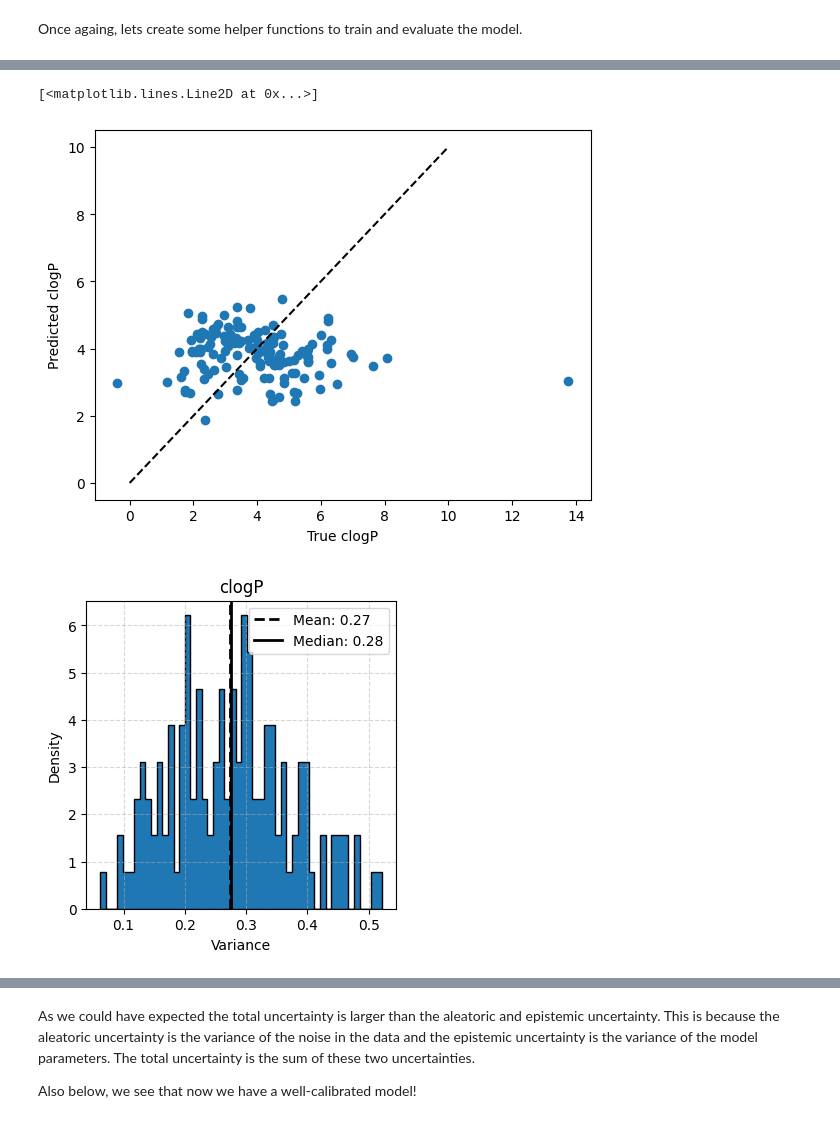
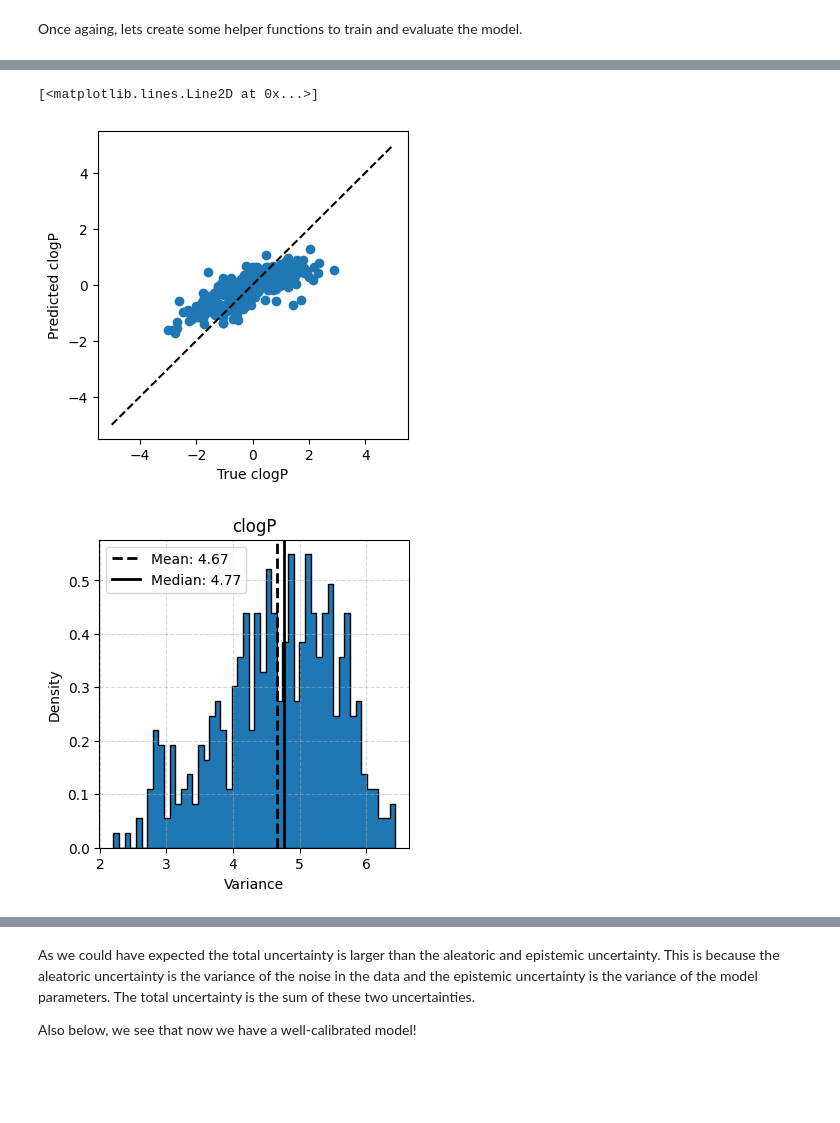
Before and after one commit to CDDLeiden/ULLA2023-Leiden, a Jupyter notebook: practicals/03_uncertainty_active_learning/03_uncertainty_active_learning.ipynb, the cells around one changed output, grey strips where cells are left out. Cells and saved outputs as stored; diff of their text form; code cells hidden in the pictures; blank space fills up the shorter version.

```diff
--- a/practicals/03_uncertainty_active_learning/03_uncertainty_active_learning.ipynb
+++ b/practicals/03_uncertainty_active_learning/03_uncertainty_active_learning.ipynb
@@ -229,0 +265,8 @@ HIDDEN_SIZE = 64
+# %%
+BATCH_SIZE = 128
+EPOCHS = 50
+INPUT_SIZE =  len(data['MACCS'].iloc[0])
+HIDDEN_SIZE = INPUT_SIZE * 2
+
+print('Input size: ', INPUT_SIZE)
+print('Hidden size: ', HIDDEN_SIZE)
@@ -238,0 +368,4 @@ test_loader = create_dataloader(data, 'Test', 'clogP', 'MACCS', batch_size=BATCH
+# %%
+seed_everything(seed) #ensure reproducibility of results across runs
+model = Network(input_size=INPUT_SIZE, hidden_size=HIDDEN_SIZE)
+train(train_loader, model, epochs=EPOCHS)
@@ -502,7 +596,2 @@ def predictMVE(dataloader, model):
 # %% [markdown]
 Now that we have defined to model and functions to train it and predict with it. Lets use the model to predict clogP values with an estimation of the aletoric uncertainty.
-# %%
-seed_everything(seed) #ensure reproducibility of results across runs
-model = NeuralNetworkMVE(input_size=INPUT_SIZE, hidden_size=HIDDEN_SIZE)
-trainMVE(train_loader, model, epochs=EPOCHS)
-y_test_mean, y_test_var = predictMVE(test_loader, model)
@@ -629,5 +755,0 @@ def predictWithDropout(dataloader, model, n_samples=10):
-# %%
-seed_everything(seed) #ensure reproducibility of results across runs
-model = NeuralNetwork(input_size=INPUT_SIZE, hidden_size=HIDDEN_SIZE, dropout=0.2)
-trainWithoutDropout(train_loader, model, epochs=EPOCHS)
-y_test_mean, y_test_var = predictWithDropout(test_loader, model, n_samples=100)
@@ -637,16 +756,20 @@ Epoch 99 - loss: 2.642090
 # %%
+y_test_mean, y_test_tot_var = predict_total(test_loader, model, n_samples=20)
+
 # Plot correlation between predicted and true values
 y_true = data[data.Subset == 'Test']['clogP'].values
 y_mean = y_test_mean.detach().numpy()
 
-plt.plot(y_true, y_mean, 'o')
-plt.xlabel('True clogP')
-plt.ylabel('Predicted clogP')
-plt.plot([0, 10], [0, 10], 'k--')
+fig, ax = plt.subplots(figsize=(4, 4))
+
+ax.plot(y_true, y_mean, 'o')
+ax.set_xlabel('True clogP')
+ax.set_ylabel('Predicted clogP')
+ax.plot([-5, 5], [-5, 5], 'k--')
 # %% [output]
 [<matplotlib.lines.Line2D at 0x...>]
-[figure, old version]
+[figure, new version]
 # %%
-plot_variance_distribution(y_test_var, 'clogP')
+plot_variance_distribution(y_test_tot_var, 'clogP')
 # %% [output]
-[figure, old version]
+[figure, new version]
```
Also changed, not shown: parts of 61 cells of this notebook, 3 other files.
